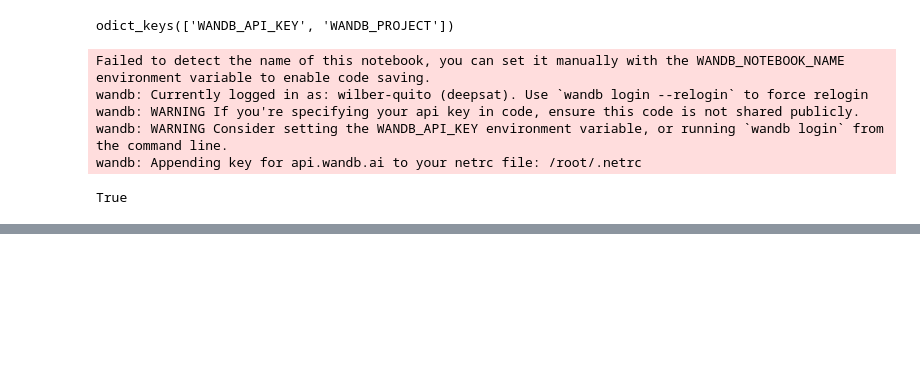
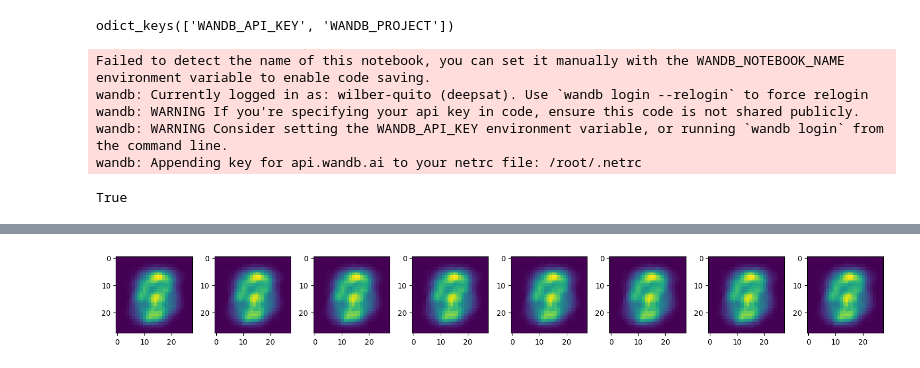
Before and after one commit to wilberquito/mnist-autoencoder-classification, a Jupyter notebook: autoencoder-ssl.ipynb, the cells around one changed output, grey strips where cells are left out. Drawn from its saved outputs; the diff is of its cells as text; code cells hidden in the pictures; blank space fills up the shorter version.

```diff
--- a/autoencoder-ssl.ipynb
+++ b/autoencoder-ssl.ipynb
@@ -216,0 +299,11 @@ torch.save(model.state_dict(), "autoencoder.pth")
+# %%
+fig, axes = plt.subplots(nrows=1, ncols=8, figsize=(15, 3))
+
+for i, ax in enumerate(axes.flat):
+    img = reconstructed[i].reshape(-1, 28, 28)
+    ax.imshow(img[0])
+
+plt.tight_layout()
+plt.show()
+# %% [output]
+[figure, added]
```
Also changed, not shown: parts of 17 cells of this notebook, 10 other files.
